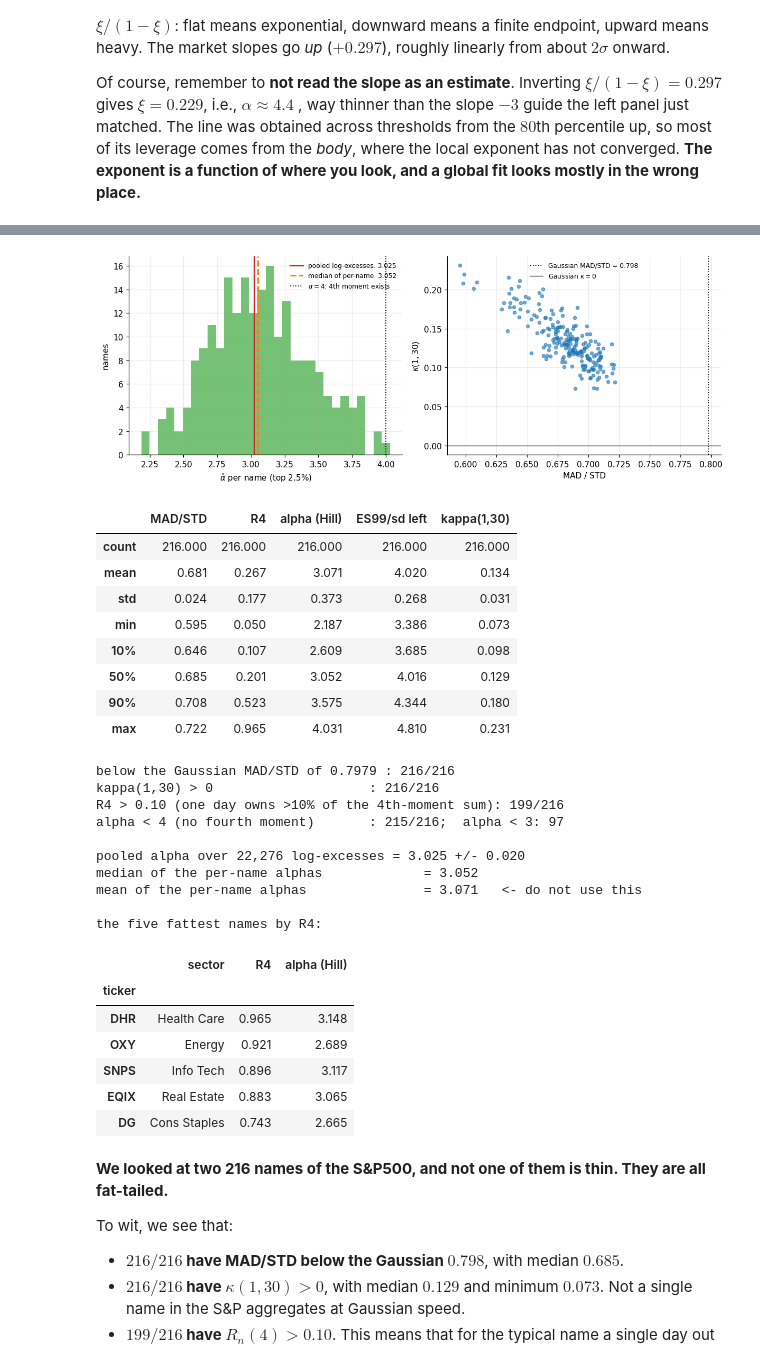
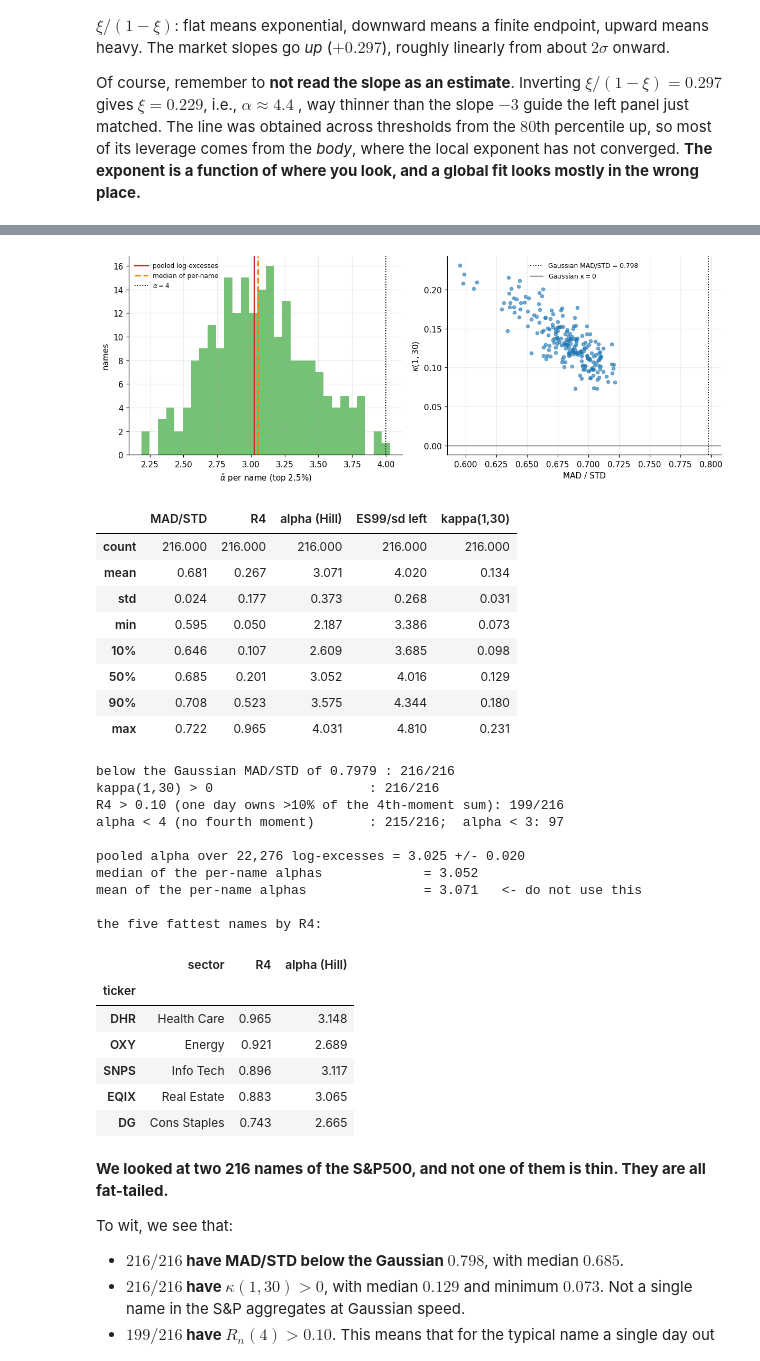
Before and after one commit to MarcoGaloppo/EVT-FatTails-PreAsymptotics, a Jupyter notebook: narrative_evt_market_data.ipynb, the cells around one changed output, grey strips where cells are left out. Saved outputs shown, nothing was run; the diff lists cells and outputs as text; code cells hidden in the pictures.

```diff
--- a/narrative_evt_market_data.ipynb
+++ b/narrative_evt_market_data.ipynb
@@ -375,37 +373,37 @@ for t in PANEL.columns:
 xs = pd.DataFrame(rows).set_index("ticker")
 pooled = np.concatenate(pooled_excess)
 alpha_pooled = 1.0 / pooled.mean()
 se_pooled = alpha_pooled / np.sqrt(pooled.size)
 
 fig, (ax1, ax2) = plt.subplots(1, 2)
 ax1.hist(xs["alpha (Hill)"], bins=30, color=C2, alpha=.65)
-ax1.axvline(alpha_pooled, color=C3, lw=2, label=f"pooled log-excesses: {alpha_pooled:.3f}")
+ax1.axvline(alpha_pooled, color=C3, lw=2, label=f"pooled log-excesses")
 ax1.axvline(xs["alpha (Hill)"].median(), color=C1, lw=2, ls="--",
-            label=f"median of per-name: {xs['alpha (Hill)'].median():.3f}")
-ax1.axvline(4, color="k", ls=":", lw=1.2, label=r"$\alpha=4$: 4th moment exists")
+            label=f"median of per-name")
+ax1.axvline(4, color="k", ls=":", lw=1.2, label=r"$\alpha=4$")
 ax1.set(xlabel=r"$\hat\alpha$ per name (top 2.5%)", ylabel="names")
 ax1.legend(fontsize=8)
 ax2.scatter(xs["MAD/STD"], xs["kappa(1,30)"], s=16, c=C0, alpha=.6)
 ax2.axvline(GAUSS_MADSTD, color="k", ls=":", lw=1.2, label=r"Gaussian MAD/STD = 0.798")
 ax2.axhline(0, color="k", ls="-", lw=.8, label=r"Gaussian $\kappa = 0$")
 ax2.set(xlabel="MAD / STD", ylabel=r"$\kappa(1,30)$")
 ax2.legend(fontsize=8)
 plt.tight_layout(); plt.show()
 
 display(xs[["MAD/STD", "R4", "alpha (Hill)", "ES99/sd left", "kappa(1,30)"]]
         .describe(percentiles=[.1, .5, .9]).round(3))
 print(f"below the Gaussian MAD/STD of {GAUSS_MADSTD:.4f} : {(xs['MAD/STD'] < GAUSS_MADSTD).sum()}/{len(xs)}")
 print(f"kappa(1,30) > 0                    : {(xs['kappa(1,30)'] > 0).sum()}/{len(xs)}")
 print(f"R4 > 0.10 (one day owns >10% of the 4th-moment sum): {(xs['R4'] > .10).sum()}/{len(xs)}")
 print(f"alpha < 4 (no fourth moment)       : {(xs['alpha (Hill)'] < 4).sum()}/{len(xs)};  "
       f"alpha < 3: {(xs['alpha (Hill)'] < 3).sum()}")
 print(f"\npooled alpha over {pooled.size:,} log-excesses = {alpha_pooled:.3f} +/- {se_pooled:.3f}")
 print(f"median of the per-name alphas             = {xs['alpha (Hill)'].median():.3f}")
 print(f"mean of the per-name alphas               = {xs['alpha (Hill)'].mean():.3f}   <- do not use this")
 print("\nthe five fattest names by R4:")
 display(xs.nlargest(5, "R4")[["sector", "R4", "alpha (Hill)"]].round(3))
 # %% [output]
-[figure, old version]
+[figure, new version]
 |  | MAD/STD | R4 | alpha (Hill) | ES99/sd left | kappa(1,30) |
 | count | 216.000 | 216.000 | 216.000 | 216.000 | 216.000 |
 | mean | 0.681 | 0.267 | 3.071 | 4.020 | 0.134 |
```
Also changed, not shown: parts of 38 cells of this notebook.
